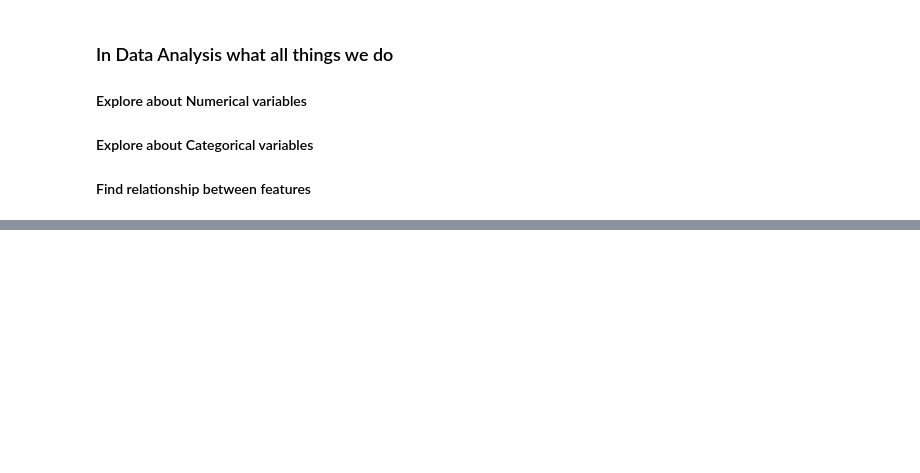
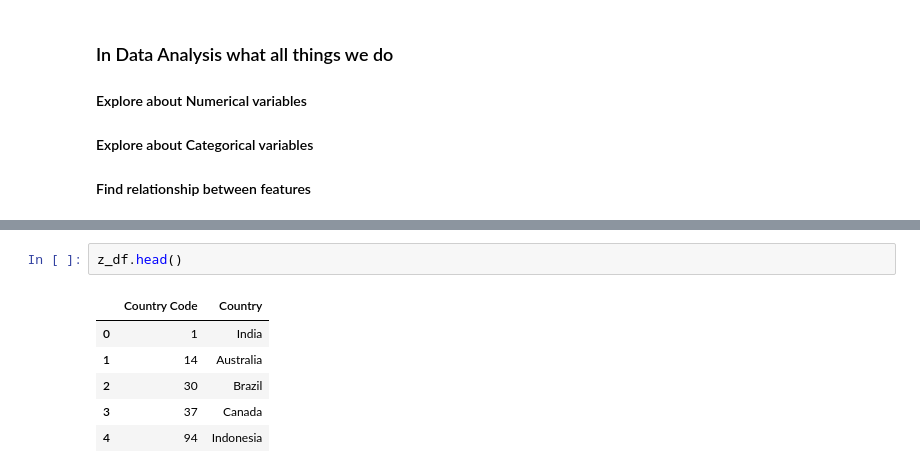
Before and after one commit to PrathameshP26/Data_analytics, a Jupyter notebook: EDA_and_Feature_Engineering_Zomato.ipynb, the cells around one changed output, grey strips where cells are left out. Drawn from its saved outputs; the diff is of its cells as text; blank space fills up the shorter version.

```diff
--- a/EDA_and_Feature_Engineering_Zomato.ipynb
+++ b/EDA_and_Feature_Engineering_Zomato.ipynb
@@ -111,0 +134,9 @@ zomato.duplicated().sum()
+# %%
+z_df.head()
+# %% [output]
+|  | Country Code | Country |
+| 0 | 1 | India |
+| 1 | 14 | Australia |
+| 2 | 30 | Brazil |
+| 3 | 37 | Canada |
+| 4 | 94 | Indonesia |
```
Also changed, not shown: parts of 9 cells of this notebook.
